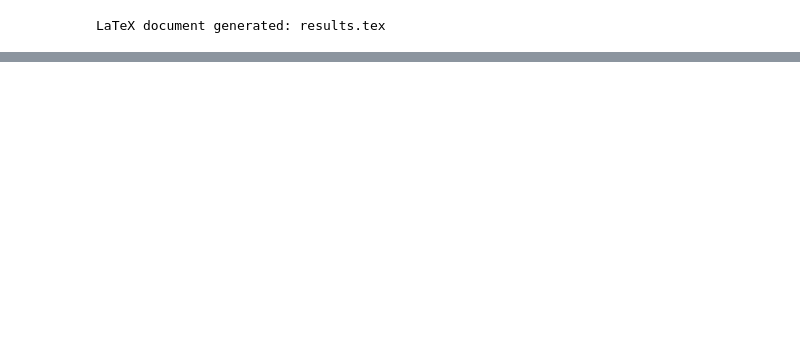
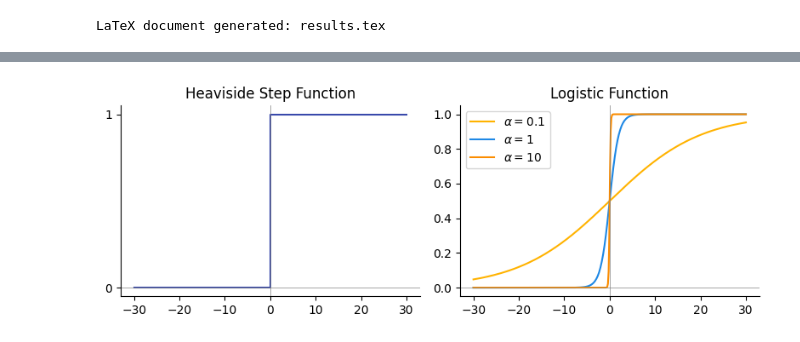
Before and after one commit to LeonDebatin/slim, a Jupyter notebook: mastero/experiments/Latex/create.ipynb, the cells around one changed output, grey strips where cells are left out. Cells and saved outputs as stored; diff of their text form; code cells hidden in the pictures; blank space fills up the shorter version.

```diff
--- a/mastero/experiments/Latex/create.ipynb
+++ b/mastero/experiments/Latex/create.ipynb
@@ -38,0 +92,45 @@ LaTeX document generated: results.tex
+# %%
+import numpy as np
+import matplotlib.pyplot as plt
+
+def logistic(x, alpha=1.0):
+    return 1 / (1 + np.exp(-alpha * x))
+
+def step(x):
+    return np.where(x > 0, 1, 0)
+
+# Input values
+x_vals = np.linspace(-30, 30, 400)
+
+# Compute logistic values for different alphas
+logistic_vals_01 = logistic(x_vals, alpha=0.1)
+logistic_vals_1 = logistic(x_vals, alpha=1.0)
+logistic_vals_10 = logistic(x_vals, alpha=10)
+
+# Compute step function
+step_vals = step(x_vals)
+
+# Create subplots
+fig, axs = plt.subplots(1, 2, figsize=(8, 3))
+
+axs[0].step(x_vals, step_vals, label="Heaviside Step Function", color='#3949ab', where='post')
+axs[0].set_title("Heaviside Step Function")
+axs[0].axhline(0, color='gray', linewidth=0.5)
+axs[0].axvline(0, color='gray', linewidth=0.5)
+axs[0].spines['top'].set_visible(False)
+axs[0].spines['right'].set_visible(False)
+axs[0].set_yticks([0, 1])
+# Logistic function subplot (now axs[1])
+axs[1].plot(x_vals, logistic_vals_01, label=r'$\alpha=0.1$', color='#ffb300')
+axs[1].plot(x_vals, logistic_vals_1, label=r'$\alpha=1$', color='#1e88e5')
+axs[1].plot(x_vals, logistic_vals_10, label=r'$\alpha=10$', color='#fb8c00')
+axs[1].set_title("Logistic Function")
+axs[1].legend()
+axs[1].axhline(0, color='gray', linewidth=0.5)
+axs[1].axvline(0, color='gray', linewidth=0.5)
+axs[1].spines['top'].set_visible(False)
+axs[1].spines['right'].set_visible(False)
+plt.tight_layout()
+plt.show()
+# %% [output]
+[figure, added]
```
Also changed, not shown: parts of 4 cells of this notebook, 30 other files.
